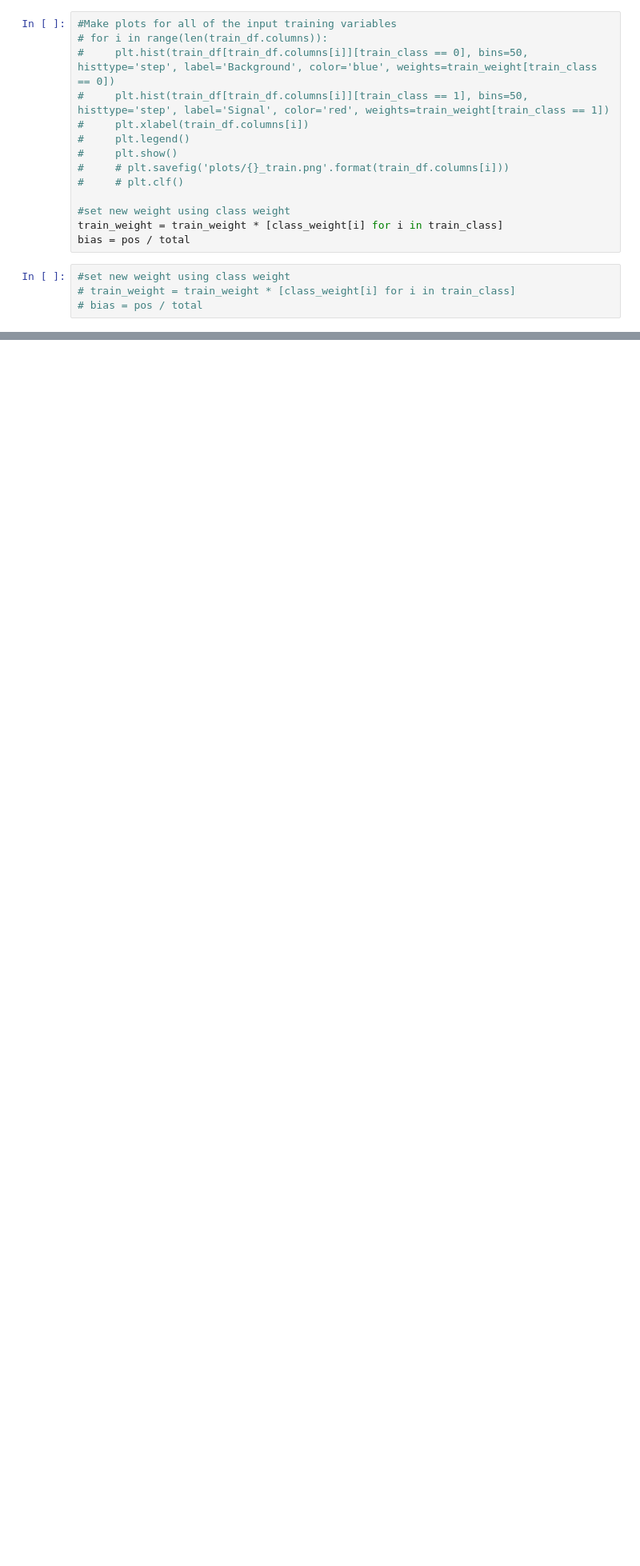
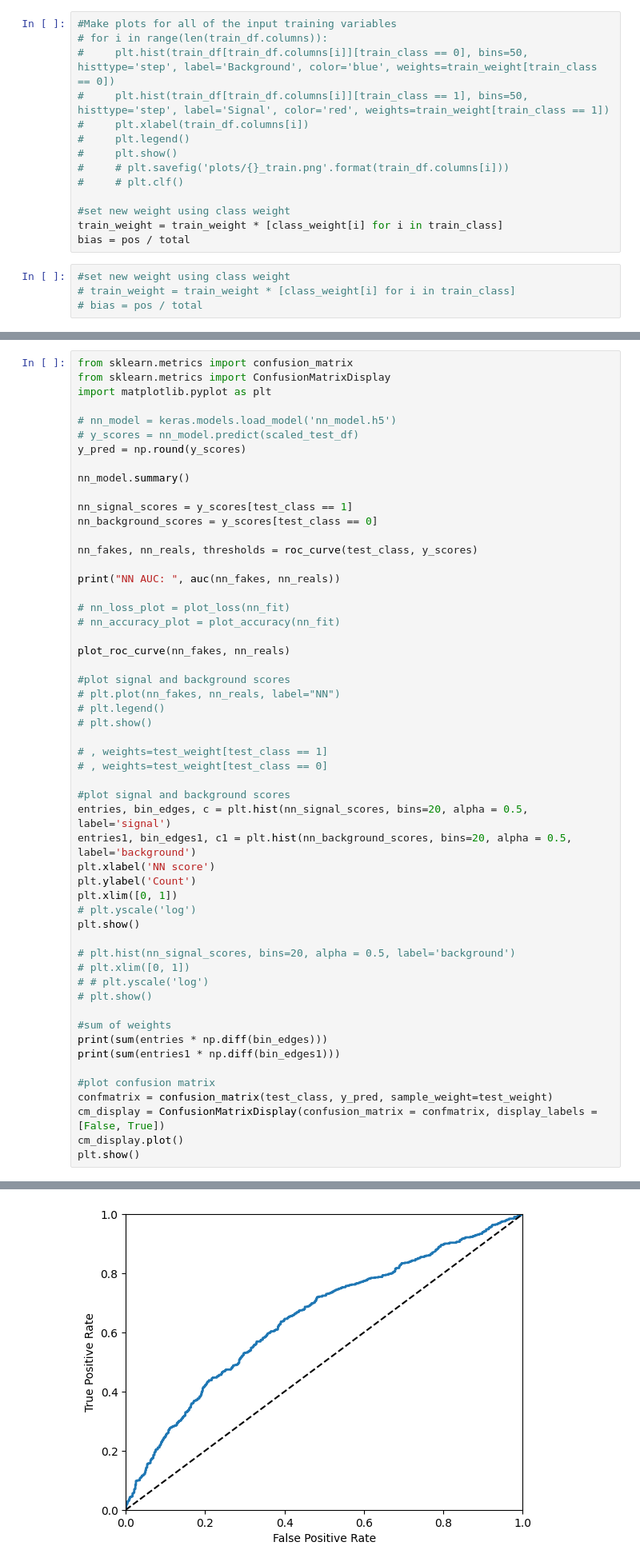
Before and after one commit to Benzillaist/Willocq-HiggsML-research, a Jupyter notebook: new_HWW_fresh.ipynb, the cells around one changed output, grey strips where cells are left out. Shown: that part at 80% size. Saved outputs shown, nothing was run; the diff lists cells and outputs as text; blank space fills up the shorter version.

```diff
--- a/new_HWW_fresh.ipynb
+++ b/new_HWW_fresh.ipynb
@@ -285,0 +295,55 @@ Epoch 400: saving model to checkpoint.ckpt
+# %%
+from sklearn.metrics import confusion_matrix
+from sklearn.metrics import ConfusionMatrixDisplay
+import matplotlib.pyplot as plt
+
+# nn_model = keras.models.load_model('nn_model.h5')
+# y_scores = nn_model.predict(scaled_test_df)
+y_pred = np.round(y_scores)
+
+nn_model.summary()
+
+nn_signal_scores = y_scores[test_class == 1]
+nn_background_scores = y_scores[test_class == 0]
+
+nn_fakes, nn_reals, thresholds = roc_curve(test_class, y_scores)
+
+print("NN AUC: ", auc(nn_fakes, nn_reals))
+
+# nn_loss_plot = plot_loss(nn_fit)
+# nn_accuracy_plot = plot_accuracy(nn_fit)
+
+plot_roc_curve(nn_fakes, nn_reals)
+
+#plot signal and background scores
+# plt.plot(nn_fakes, nn_reals, label="NN")
+# plt.legend()
+# plt.show()
+
+# , weights=test_weight[test_class == 1]
+# , weights=test_weight[test_class == 0]
+
+#plot signal and background scores
+entries, bin_edges, c = plt.hist(nn_signal_scores, bins=20, alpha = 0.5, label='signal')
+entries1, bin_edges1, c1 = plt.hist(nn_background_scores, bins=20, alpha = 0.5, label='background')
+plt.xlabel('NN score')
+plt.ylabel('Count')
+plt.xlim([0, 1])
+# plt.yscale('log')
+plt.show()
+
+# plt.hist(nn_signal_scores, bins=20, alpha = 0.5, label='background')
+# plt.xlim([0, 1])
+# # plt.yscale('log')
+# plt.show()
+
+#sum of weights
+print(sum(entries * np.diff(bin_edges)))
+print(sum(entries1 * np.diff(bin_edges1)))
+
+#plot confusion matrix
+confmatrix = confusion_matrix(test_class, y_pred, sample_weight=test_weight)
+cm_display = ConfusionMatrixDisplay(confusion_matrix = confmatrix, display_labels = [False, True])
+cm_display.plot()
+plt.show()
+# %% [output]
@@ -285,0 +364 @@ Epoch 400: saving model to checkpoint.ckpt
+[figure, added]
```
Also changed, not shown: parts of 8 cells of this notebook, 5 other files.
